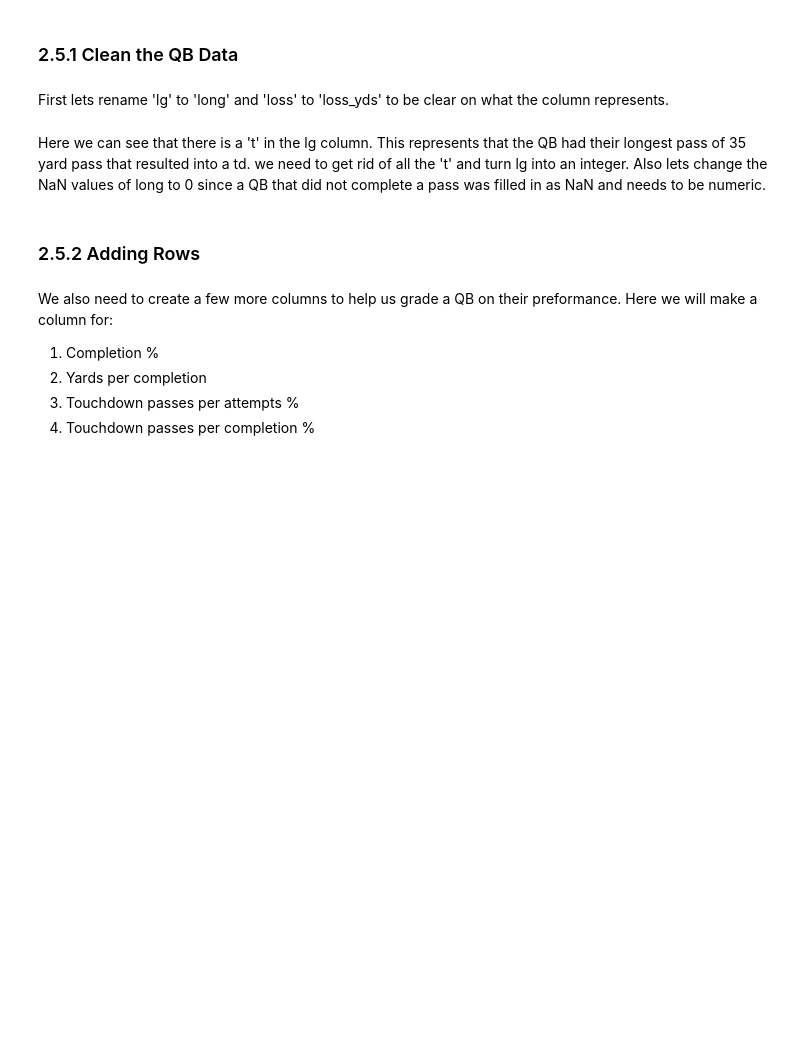
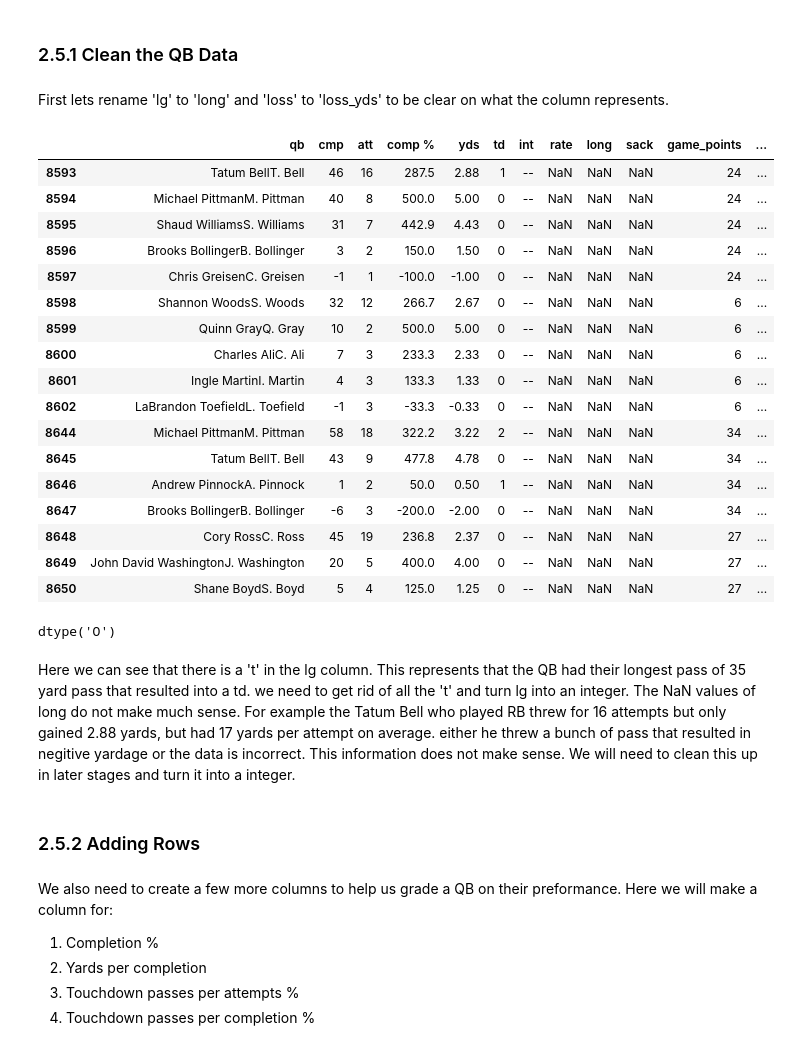
Before and after one commit to GHASS19/Data-QB-Wrangling, a Jupyter notebook: QB.ipynb, the cells around one changed output. Drawn from its saved outputs; the diff is of its cells as text; code cells hidden in the pictures; blank space fills up the shorter version.

```diff
--- a/QB.ipynb
+++ b/QB.ipynb
@@ -105,2 +125,27 @@ df.rename(columns=dict,
+# %%
+df[df['long'].isna()]
+# %% [output]
+|  | qb | cmp | att | comp % | yds | td | int | rate | long | sack | game_points | ... |
+| 8593 | Tatum BellT. Bell | 46 | 16 | 287.5 | 2.88 | 1 | -- | NaN | NaN | NaN | 24 | ... |
+| 8594 | Michael PittmanM. Pittman | 40 | 8 | 500.0 | 5.00 | 0 | -- | NaN | NaN | NaN | 24 | ... |
+| 8595 | Shaud WilliamsS. Williams | 31 | 7 | 442.9 | 4.43 | 0 | -- | NaN | NaN | NaN | 24 | ... |
+| 8596 | Brooks BollingerB. Bollinger | 3 | 2 | 150.0 | 1.50 | 0 | -- | NaN | NaN | NaN | 24 | ... |
+| 8597 | Chris GreisenC. Greisen | -1 | 1 | -100.0 | -1.00 | 0 | -- | NaN | NaN | NaN | 24 | ... |
+| 8598 | Shannon WoodsS. Woods | 32 | 12 | 266.7 | 2.67 | 0 | -- | NaN | NaN | NaN | 6 | ... |
+| 8599 | Quinn GrayQ. Gray | 10 | 2 | 500.0 | 5.00 | 0 | -- | NaN | NaN | NaN | 6 | ... |
+| 8600 | Charles AliC. Ali | 7 | 3 | 233.3 | 2.33 | 0 | -- | NaN | NaN | NaN | 6 | ... |
+| 8601 | Ingle MartinI. Martin | 4 | 3 | 133.3 | 1.33 | 0 | -- | NaN | NaN | NaN | 6 | ... |
+| 8602 | LaBrandon ToefieldL. Toefield | -1 | 3 | -33.3 | -0.33 | 0 | -- | NaN | NaN | NaN | 6 | ... |
+| 8644 | Michael PittmanM. Pittman | 58 | 18 | 322.2 | 3.22 | 2 | -- | NaN | NaN | NaN | 34 | ... |
+| 8645 | Tatum BellT. Bell | 43 | 9 | 477.8 | 4.78 | 0 | -- | NaN | NaN | NaN | 34 | ... |
+| 8646 | Andrew PinnockA. Pinnock | 1 | 2 | 50.0 | 0.50 | 1 | -- | NaN | NaN | NaN | 34 | ... |
+| 8647 | Brooks BollingerB. Bollinger | -6 | 3 | -200.0 | -2.00 | 0 | -- | NaN | NaN | NaN | 34 | ... |
+| 8648 | Cory RossC. Ross | 45 | 19 | 236.8 | 2.37 | 0 | -- | NaN | NaN | NaN | 27 | ... |
+| 8649 | John David WashingtonJ. Washington | 20 | 5 | 400.0 | 4.00 | 0 | -- | NaN | NaN | NaN | 27 | ... |
+| 8650 | Shane BoydS. Boyd | 5 | 4 | 125.0 | 1.25 | 0 | -- | NaN | NaN | NaN | 27 | ... |
+# %%
+df['long'].dtype
+# %% [output]
+dtype('O')
 # %% [markdown]
-Here we can see that there is a 't' in the lg column. This represents that the QB had their longest pass of 35 yard pass that resulted into a td. we need to get rid of all the 't' and turn lg into an integer. Also lets change the NaN values of long to 0 since a QB that did not complete a pass was filled in as NaN and needs to be numeric.
+Here we can see that there is a 't' in the lg column. This represents that the QB had their longest pass of 35 yard pass that resulted into a td. we need to get rid of all the 't' and turn lg into an integer. The NaN values of long do not make much sense. For example the Tatum Bell who played RB threw for 16 attempts but only gained 2.88 yards, but had 17 yards per attempt on average. either he threw a bunch of pass that resulted in negitive yardage or the data is incorrect. This information does not make sense. We will need to clean this up in later stages and turn it into a integer.
```
Also changed, not shown: parts of 39 cells of this notebook.
